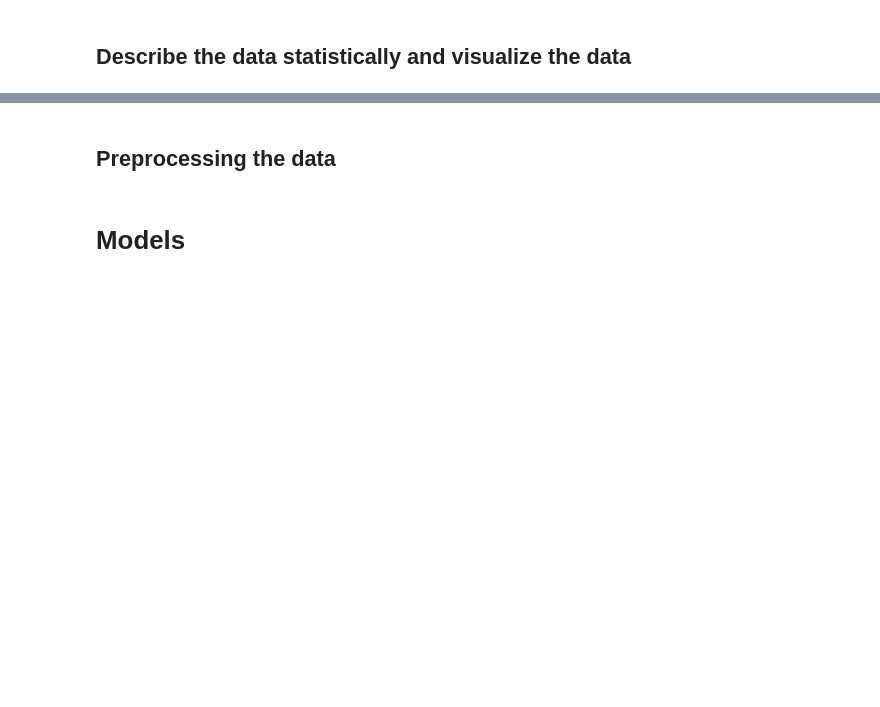
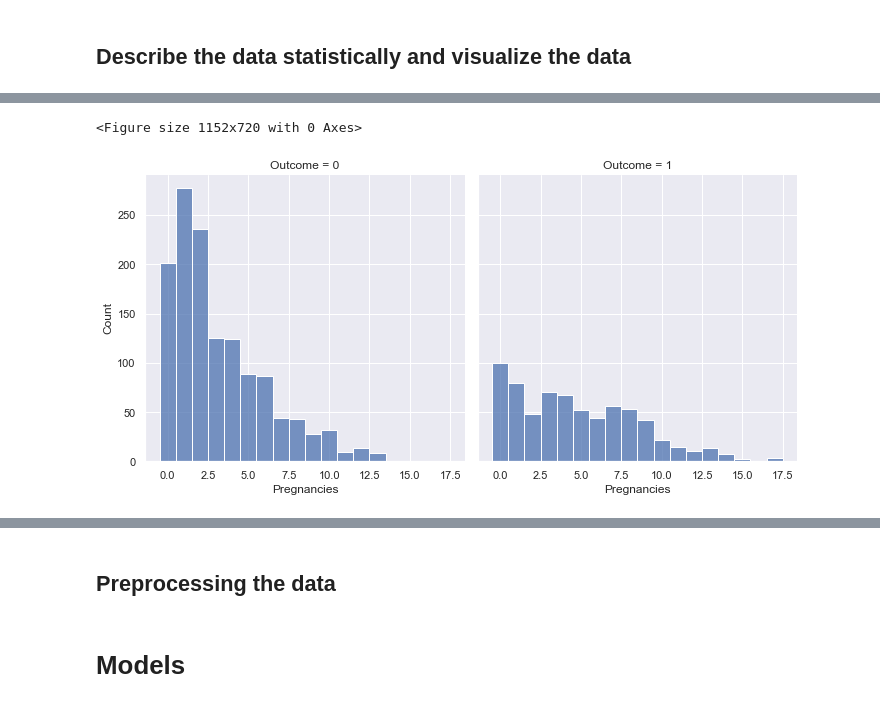
Before and after one commit to Ahmed-Alsardi/CS364_ml_project, a Jupyter notebook: main.ipynb, the cells around one changed output, grey strips where cells are left out. Cells and saved outputs as stored; diff of their text form; code cells hidden in the pictures; blank space fills up the shorter version.

```diff
--- a/main.ipynb
+++ b/main.ipynb
@@ -14,0 +76,8 @@
+# %%
+plt.figure(figsize=(16,10))
+hist_pre = sns.displot(data=df, x="Pregnancies", col="Outcome", discrete=True, bins=df["Pregnancies"].unique().shape[0])
+
+# hist_pre.set_xticklabels(range(0,df["Pregnancies"].max()+1))
+# %% [output]
+<Figure size 1152x720 with 0 Axes>
+[figure, added]
```
Also changed, not shown: parts of 16 cells of this notebook.
